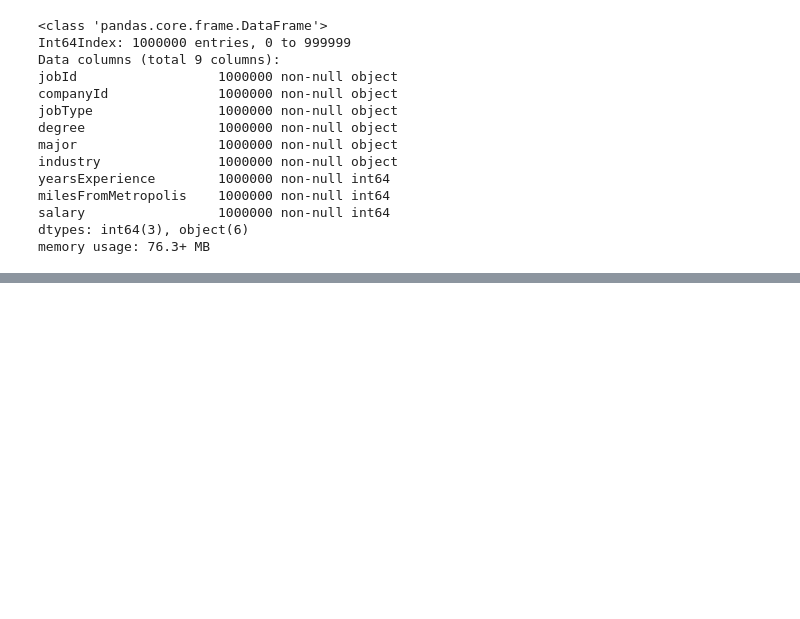
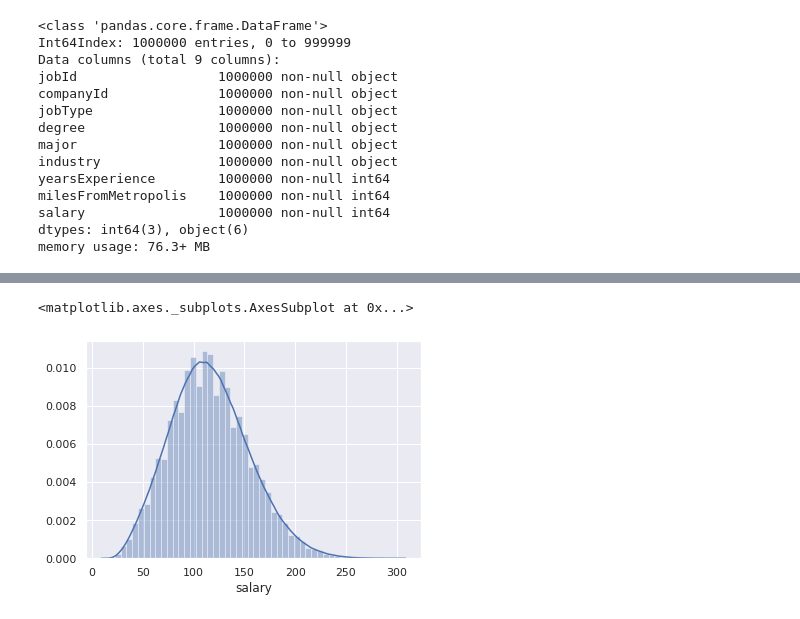
Before and after one commit to sagar625/SalaryPrediction, a Jupyter notebook: SalaryPrediction.ipynb, the cells around one changed output, grey strips where cells are left out. Drawn from its saved outputs; the diff is of its cells as text; code cells hidden in the pictures; blank space fills up the shorter version.

```diff
--- a/SalaryPrediction.ipynb
+++ b/SalaryPrediction.ipynb
@@ -128,0 +164,5 @@ sns.boxplot('salary','industry',data=training_set_with_label)
+# %%
+sns.distplot(training_set_with_label['salary'])
+# %% [output]
+<matplotlib.axes._subplots.AxesSubplot at 0x...>
+[figure, added]
```
Also changed, not shown: parts of 18 cells of this notebook.
